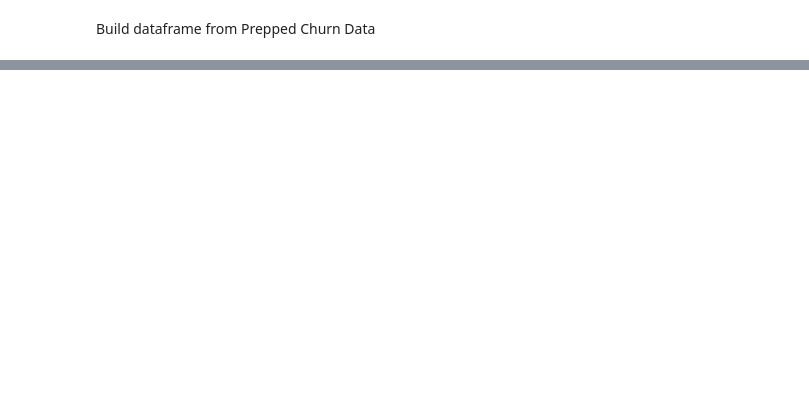
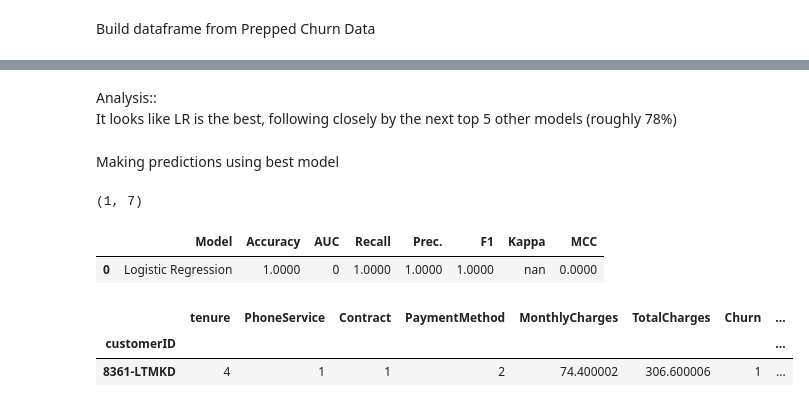
Before and after one commit to billbeemerMSSE/MSDS600_git, a Jupyter notebook: homework_week5.ipynb, the cells around one changed output, grey strips where cells are left out. Saved outputs shown, nothing was run; the diff lists cells and outputs as text; code cells hidden in the pictures; blank space fills up the shorter version.

```diff
--- a/homework_week5.ipynb
+++ b/homework_week5.ipynb
@@ -36,0 +93,15 @@ And finally, only removed the phoneservice feature (even though I also tested dr
+# %% [markdown]
+Analysis::<br>
+It looks like LR is the best, following closely by the next top 5 other models (roughly 78%)
+# %% [markdown]
+Making predictions using best model
+# %%
+print(df.iloc[-2:-1].shape)
+predict_model(best_model, df.iloc[-2:-1])
+# %% [output]
+(1, 7)
+|  | Model | Accuracy | AUC | Recall | Prec. | F1 | Kappa | MCC |
+| 0 | Logistic Regression | 1.0000 | 0 | 1.0000 | 1.0000 | 1.0000 | nan | 0.0000 |
+|  | tenure | PhoneService | Contract | PaymentMethod | MonthlyCharges | TotalCharges | Churn | ... |
+| customerID |  |  |  |  |  |  |  | ... |
+| 8361-LTMKD | 4 | 1 | 1 | 2 | 74.400002 | 306.600006 | 1 | ... |
```
Also changed, not shown: parts of 26 cells of this notebook, 6 other files.
